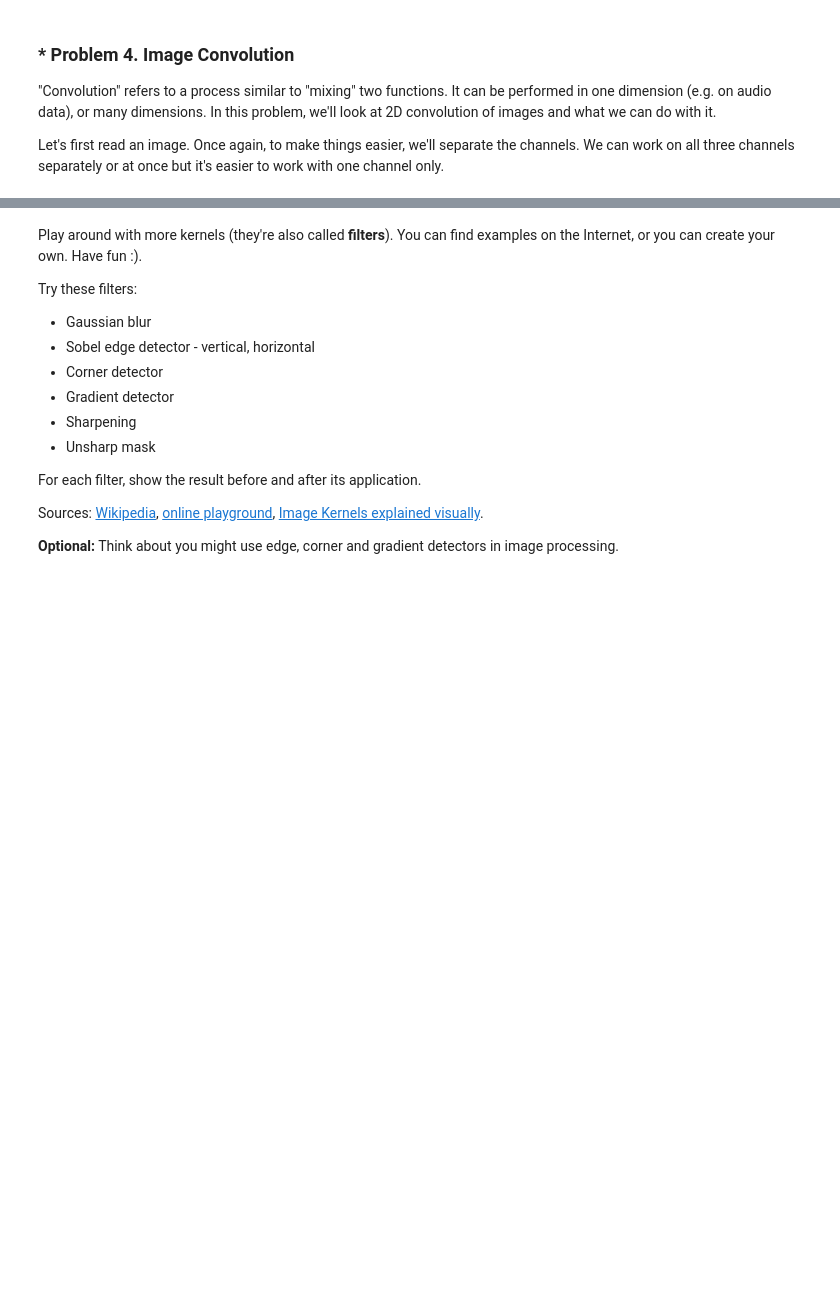
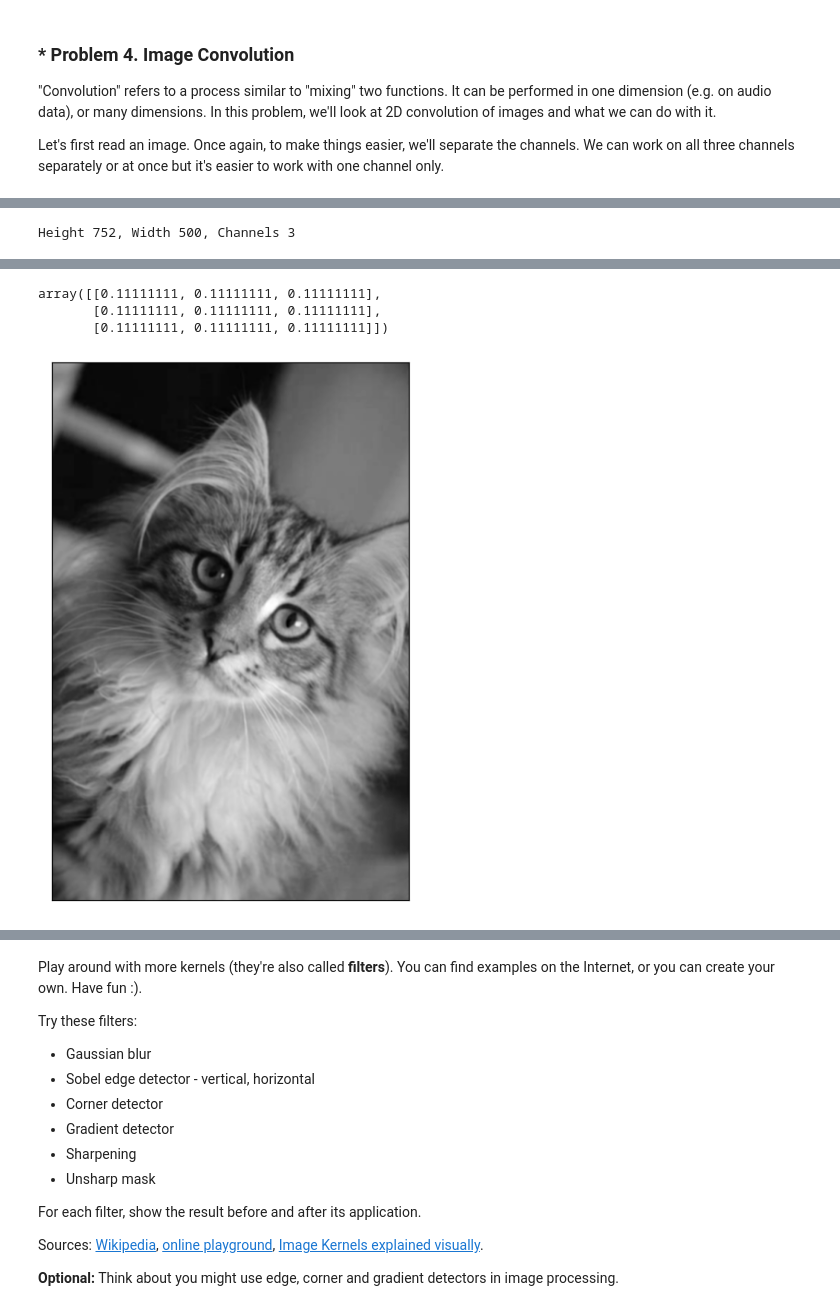
Before and after one commit to mstoychev/Math-Concepts-for-Developers, a Jupyter notebook: 7. Hypotesis Testing/Hypothesis Testing Exercise.ipynb, the cells around one changed output, grey strips where cells are left out. Drawn from its saved outputs; the diff is of its cells as text; code cells hidden in the pictures; blank space fills up the shorter version.

```diff
--- a/7. Hypotesis Testing/Hypothesis Testing Exercise.ipynb
+++ b/7. Hypotesis Testing/Hypothesis Testing Exercise.ipynb
@@ -358,3 +407,8 @@ display(r)
+# %%
+shape = original_image.shape
+print(f"Height {shape[0]}, Width {shape[1]}, Channels {shape[2]}")
+# %% [output]
+Height 752, Width 500, Channels 3
 # %% [markdown]
 **Convolution** means taking a special square matrix (usually 3x3 or 5x5), called a **convolution kernel** and applying it to the image like this: the central pixel of the resulting image is the sum of element-wise products between the image and the kernel:
 ![Convolution example](convolution.png)
@@ -387,0 +440,12 @@ Apply the convolution. To see better how it performs, you can plot only a part o
+# %%
+kernel = np.zeros((3, 3)) + 1/9
+kernel
+# %% [output]
+array([[0.11111111, 0.11111111, 0.11111111],
+       [0.11111111, 0.11111111, 0.11111111],
+       [0.11111111, 0.11111111, 0.11111111]])
+# %%
+result = scipy.ndimage.convolve(r, kernel)
+display(result)
+# %% [output]
+[figure, added]
```
Also changed, not shown: parts of 17 cells of this notebook.
